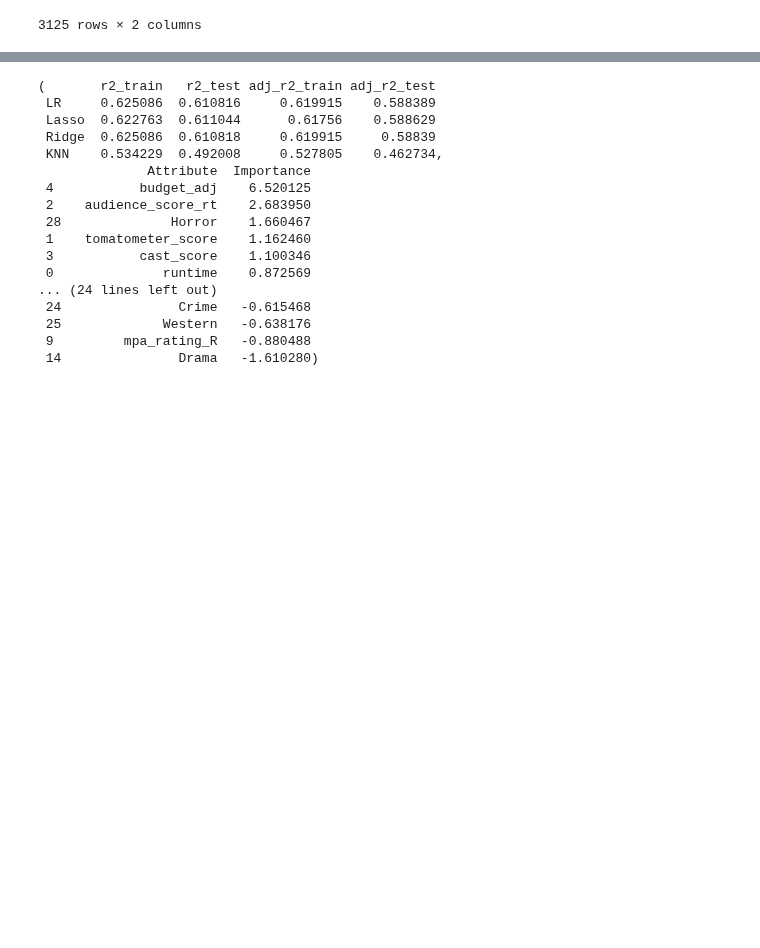
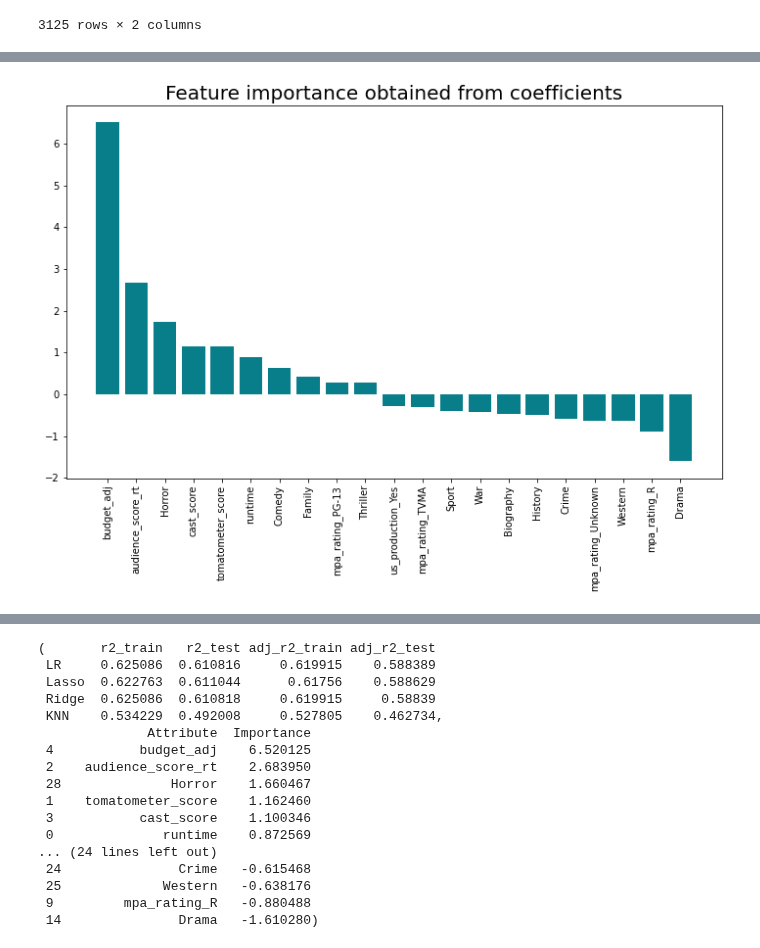
Before and after one commit to lmbauyeung/Final_Project, a Jupyter notebook: Modelling_clean.ipynb, the cells around one changed output, grey strips where cells are left out. Saved outputs shown, nothing was run; the diff lists cells and outputs as text; code cells hidden in the pictures; blank space fills up the shorter version.

```diff
--- a/Modelling_clean.ipynb
+++ b/Modelling_clean.ipynb
@@ -634,0 +526,8 @@ df_combined4 = pd.concat([df_num4, df_cat4, x2], axis=1)
+# %%
+plt.figure(figsize=(12,7))
+plt.bar(x=features_importance['Attribute'], height=features_importance['Importance'], color='#087E8B')
+plt.title('Feature importance obtained from coefficients', size=20)
+plt.xticks(rotation='vertical')
+plt.show()
+# %% [output]
+[figure, added]
```
Also changed, not shown: parts of 63 cells of this notebook.
